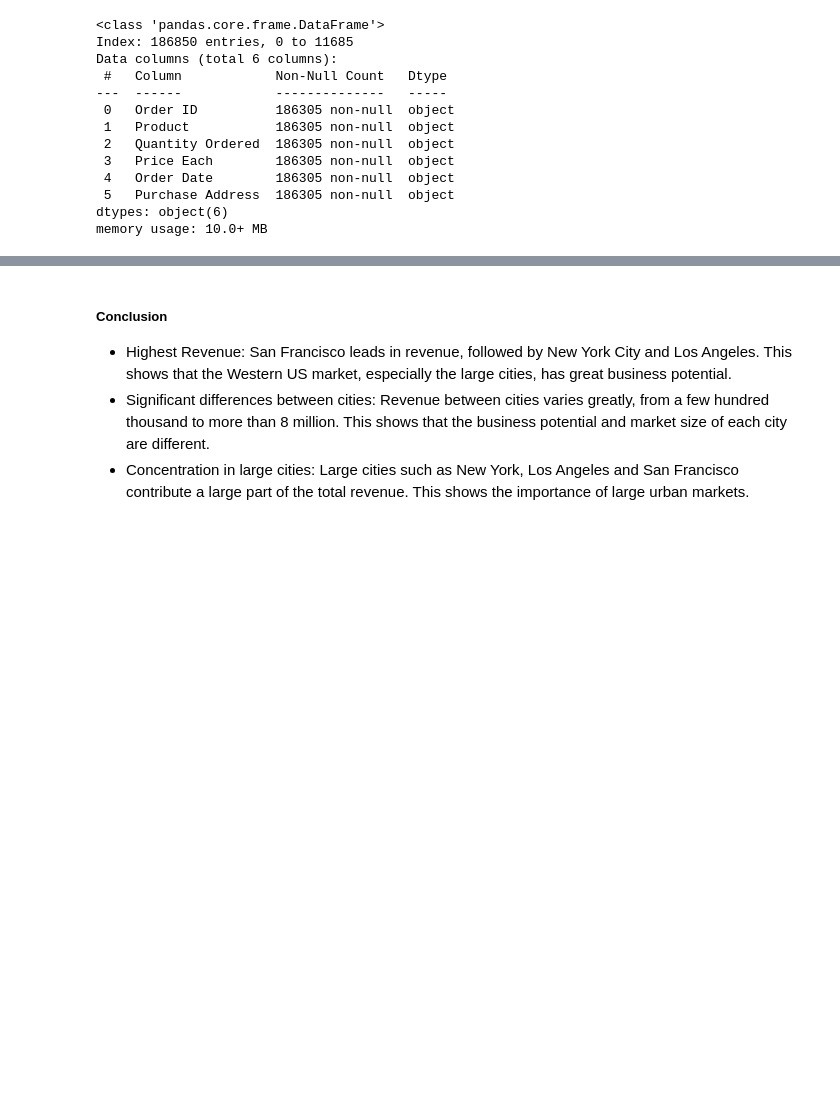
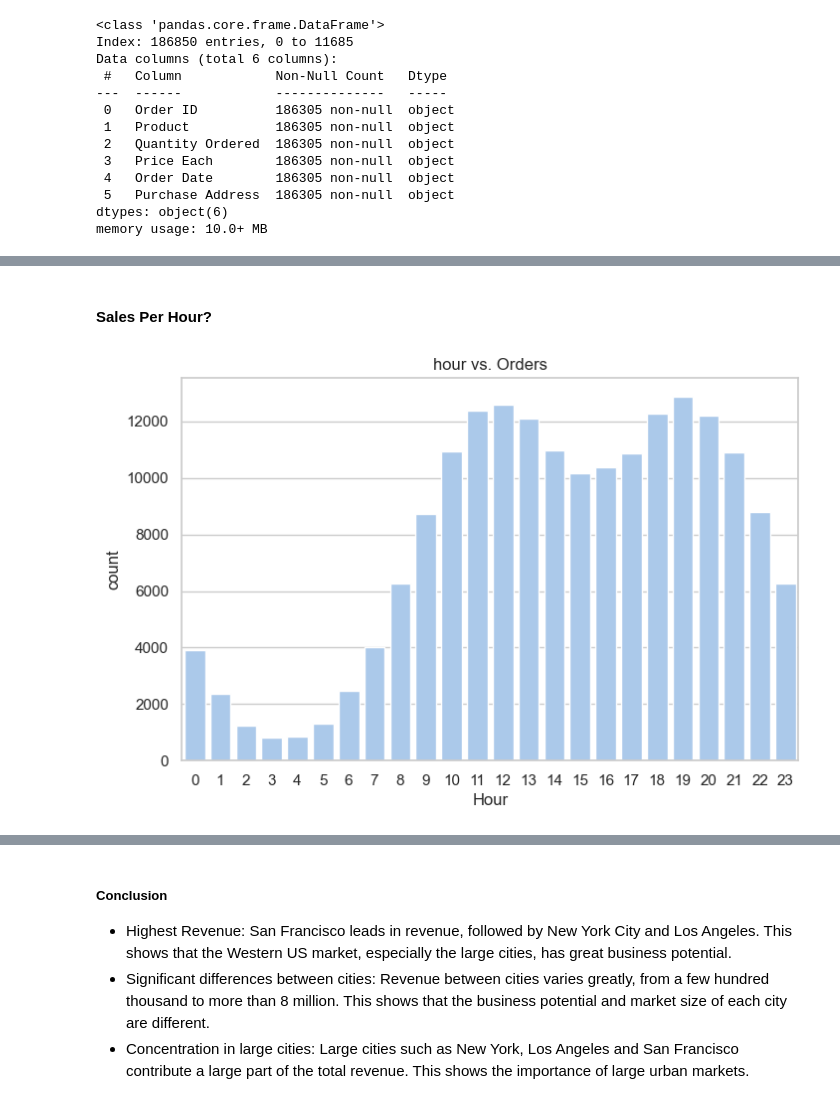
Before and after one commit to quangphuc412/DASalesProject, a Jupyter notebook: Sales_Data_Analysis.ipynb, the cells around one changed output, grey strips where cells are left out. Cells and saved outputs as stored; diff of their text form; code cells hidden in the pictures; blank space fills up the shorter version.

```diff
--- a/Sales_Data_Analysis.ipynb
+++ b/Sales_Data_Analysis.ipynb
@@ -224,0 +404,11 @@ plt.show()
+# %% [markdown]
+#### Sales Per Hour?
+# %%
+# Optional: Set a color palette
+sns.set_palette("pastel")  # Hoặc thử: "pastel" - Xanh nhạt, "viridis"- Tím, "Set2" - Xanh ngọc, "deep" - Xanh vừa, "muted", "coolwarm"
+
+plt.figure(figsize=(8,5))
+plt.title('hour vs. Orders')
+sns.countplot(x='Hour', data=all_data);
+# %% [output]
+[figure, added]
```
Also changed, not shown: parts of 129 cells of this notebook, 6 other files.
